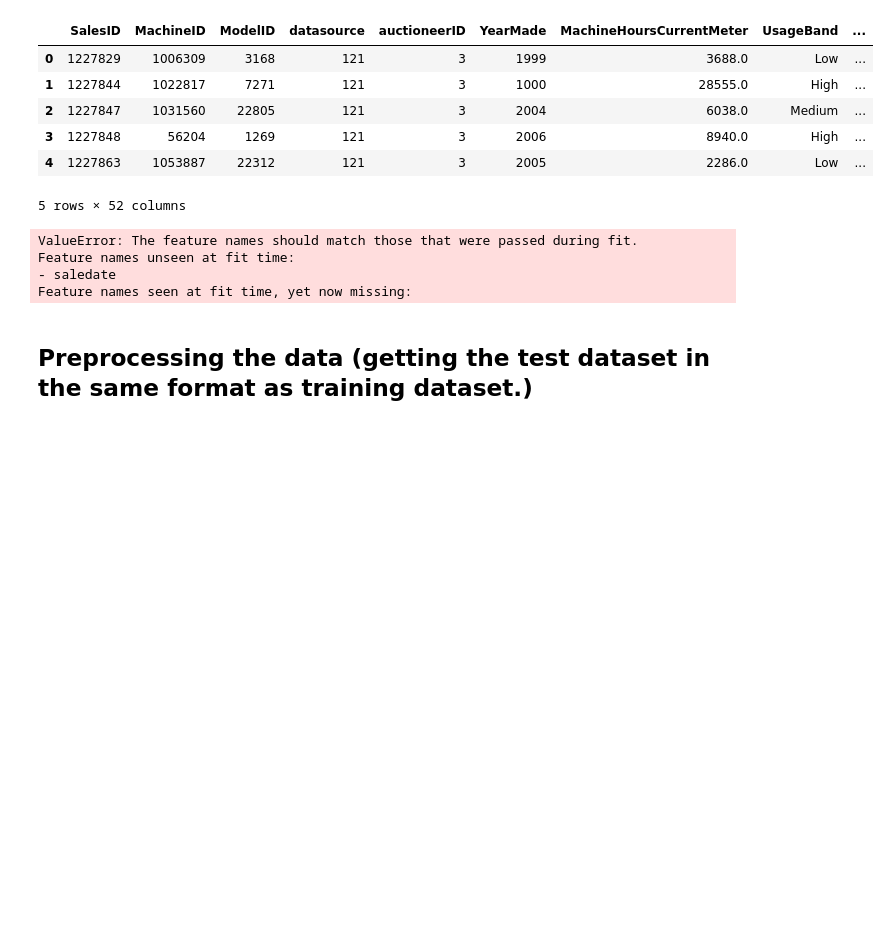
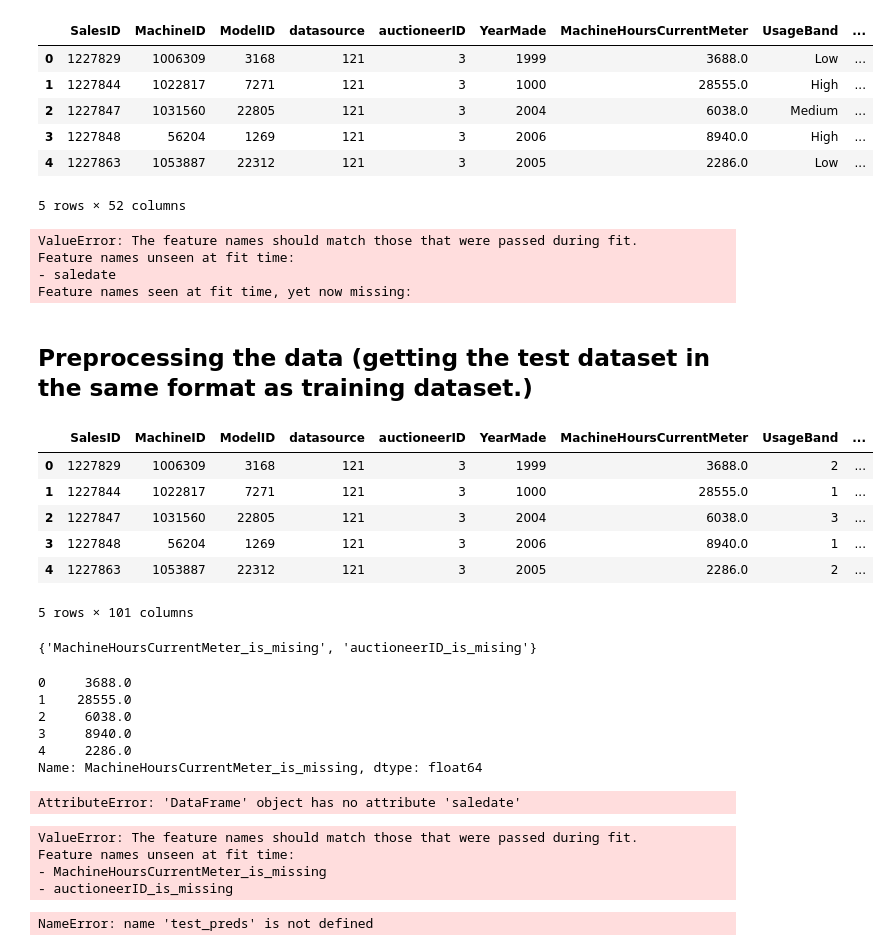
Before and after one commit to HerbertNtim/bulldozer-price-prediction, a Jupyter notebook: end-to-end-bulldozer-price-prediction.ipynb, the cells around one changed output. Cells and saved outputs as stored; diff of their text form; code cells hidden in the pictures; blank space fills up the shorter version.

```diff
--- a/end-to-end-bulldozer-price-prediction.ipynb
+++ b/end-to-end-bulldozer-price-prediction.ipynb
@@ -773,13 +773,66 @@ def preprocess_data(df):
         if pd.api.types.is_numeric_dtype(content):
             if pd.isnull(content).sum():
                 # Add a binary column which tells the data that was missing
-                df[label + '_is_mising'] =  pd.isnull(content)
+                df[label + '_is_missing'] =  pd.isnull(content)
                 # Fill missing numeric values with median
                 df[label] = content.fillna(content.median())
 
-            # Filled the categorical missing data and turn categories into numbers
-            if not api.types.is_numeric_dtype(content):
-                df[label + "_is_missing"] = pd.isnull(content)
-                df[label] = pd.Categorical(content).codes + 1
+        # Filled the categorical missing data and turn categories into numbers
+        if not pd.api.types.is_numeric_dtype(content):
+            df[label + "_is_missing"] = pd.isnull(content)
+            df[label] = pd.Categorical(content).codes + 1
 
     return df
+# %%
+# Process the test data
+
+bulldozers_test = pd.read_csv(
+    "data/Test.csv",
+    low_memory=False,
+    parse_dates=["saledate"]
+)
+
+bulldozers_test = preprocess_data(bulldozers_test)
+bulldozers_test.head()
+# %% [output]
+|  | SalesID | MachineID | ModelID | datasource | auctioneerID | YearMade | MachineHoursCurrentMeter | UsageBand | ... |
+| 0 | 1227829 | 1006309 | 3168 | 121 | 3 | 1999 | 3688.0 | 2 | ... |
+| 1 | 1227844 | 1022817 | 7271 | 121 | 3 | 1000 | 28555.0 | 1 | ... |
+| 2 | 1227847 | 1031560 | 22805 | 121 | 3 | 2004 | 6038.0 | 3 | ... |
+| 3 | 1227848 | 56204 | 1269 | 121 | 3 | 2006 | 8940.0 | 1 | ... |
+| 4 | 1227863 | 1053887 | 22312 | 121 | 3 | 2005 | 2286.0 | 2 | ... |
+5 rows × 101 columns
+# %%
+# Finding column differs using set
+set(X_train.columns) - set(bulldozers_test.columns)
+# %% [output]
+{'MachineHoursCurrentMeter_is_mising', 'auctioneerID_is_mising'}
+# %%
+bulldozers_test = bulldozers_test.copy()
+
+bulldozers_test['auctioneerID_is_missing'] = False
+bulldozers_test['MachineHoursCurrentMeter_is_missing'] = bulldozers_test['MachineHoursCurrentMeter']
+bulldozers_test['MachineHoursCurrentMeter_is_missing'].head()
+# %% [output]
+0     3688.0
+1    28555.0
+2     6038.0
+3     8940.0
+4     2286.0
+Name: MachineHoursCurrentMeter_is_missing, dtype: float64
+# %%
+X_train = preprocess_data(X_train)
+ideal_model.fit(X_train, y_train)
+# %% [output]
+AttributeError: 'DataFrame' object has no attribute 'saledate'
+# %%
+test_preds = ideal_model.predict(bulldozers_test)
+# %% [output]
+ValueError: The feature names should match those that were passed during fit.
+Feature names unseen at fit time:
+- MachineHoursCurrentMeter_is_missing
+- auctioneerID_is_missing
+# %%
+test_preds
+# %% [output]
+NameError: name 'test_preds' is not defined
```
Also changed, not shown: parts of 6 cells of this notebook.
